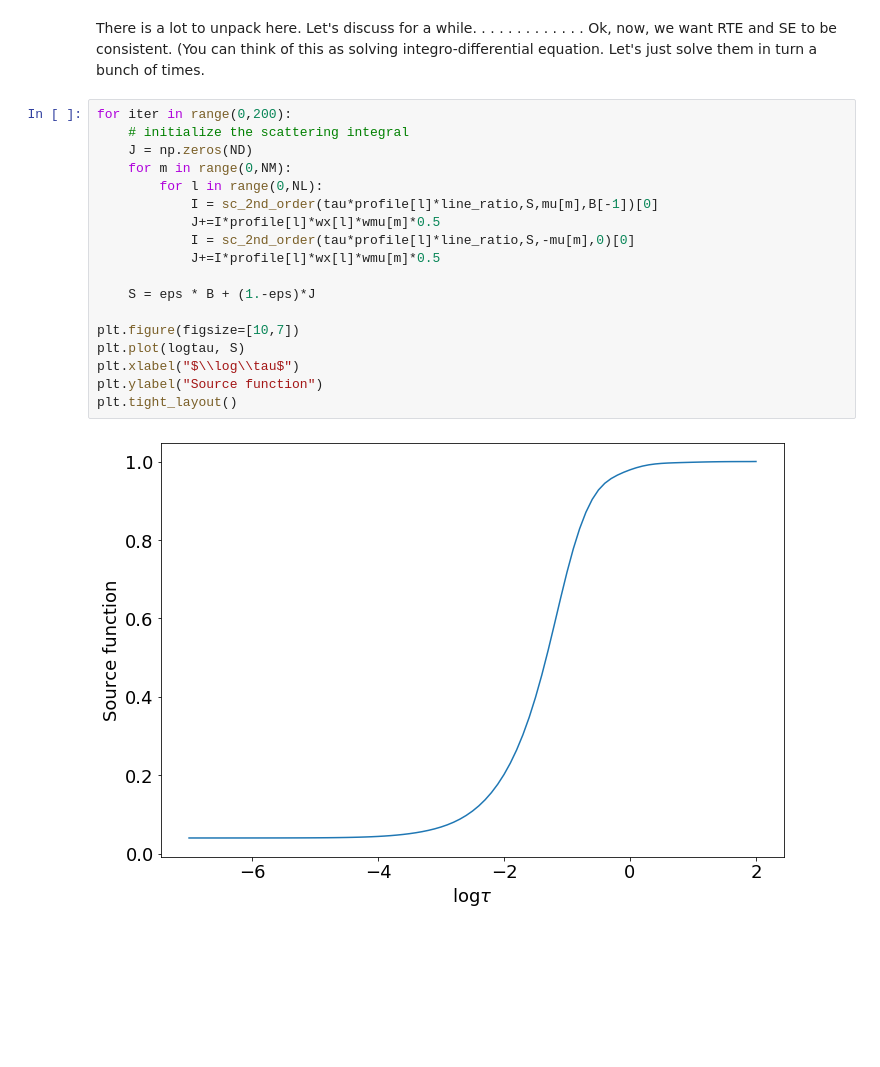
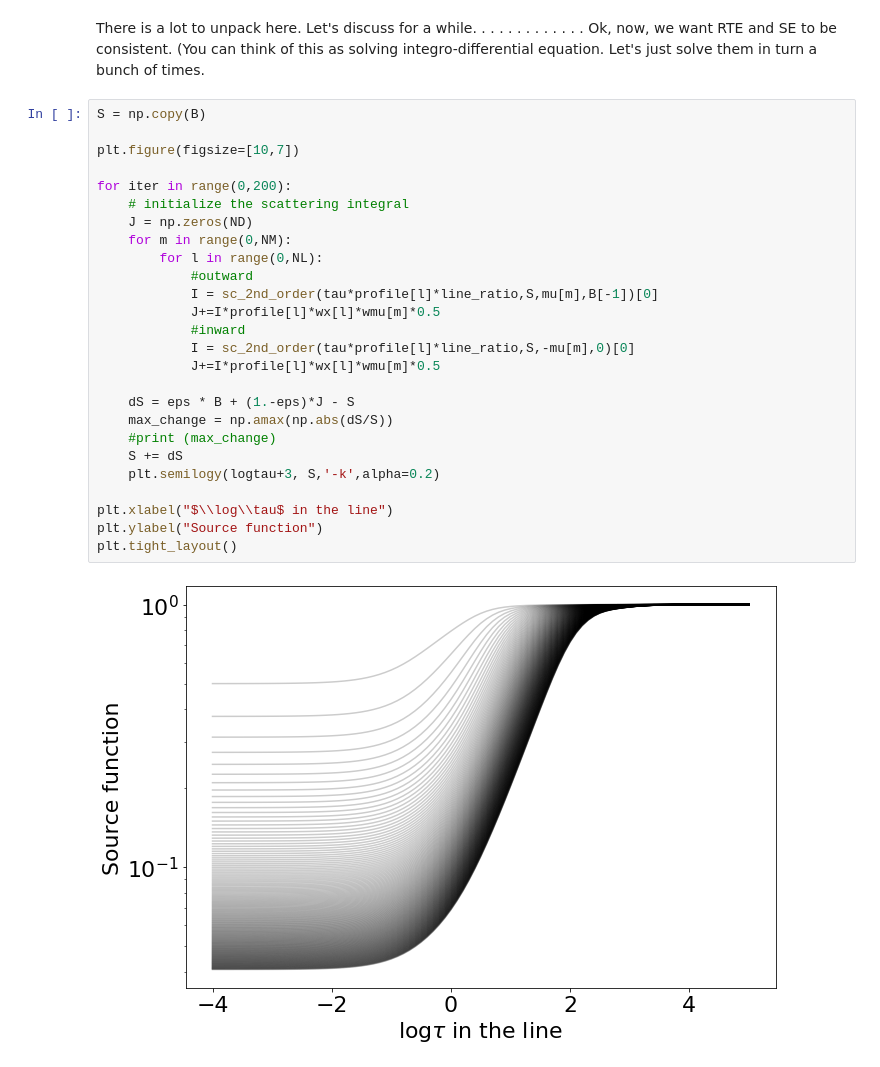
Before and after one commit to ivanzmilic/2lvl_nlte, a Jupyter notebook: 2LVL_NLTE.ipynb, the cells around one changed output. Saved outputs shown, nothing was run; the diff lists cells and outputs as text; blank space fills up the shorter version.

```diff
--- a/2LVL_NLTE.ipynb
+++ b/2LVL_NLTE.ipynb
@@ -192,22 +194,30 @@ There is a lot to unpack here. Let's discuss for a while.
 .
 Ok, now, we want RTE and SE to be consistent. (You can think of this as solving integro-differential equation. Let's just solve them in turn a bunch of times.
 # %%
+S = np.copy(B)
+
+plt.figure(figsize=[10,7])
+
 for iter in range(0,200):
     # initialize the scattering integral
     J = np.zeros(ND)
     for m in range(0,NM):
         for l in range(0,NL):
+            #outward
             I = sc_2nd_order(tau*profile[l]*line_ratio,S,mu[m],B[-1])[0]
             J+=I*profile[l]*wx[l]*wmu[m]*0.5
+            #inward
             I = sc_2nd_order(tau*profile[l]*line_ratio,S,-mu[m],0)[0]
             J+=I*profile[l]*wx[l]*wmu[m]*0.5
 
-    S = eps * B + (1.-eps)*J
+    dS = eps * B + (1.-eps)*J - S
+    max_change = np.amax(np.abs(dS/S))
+    #print (max_change)
+    S += dS
+    plt.semilogy(logtau+3, S,'-k',alpha=0.2)
 
-plt.figure(figsize=[10,7])
-plt.plot(logtau, S)
-plt.xlabel("$\\log\\tau$")
+plt.xlabel("$\\log\\tau$ in the line")
 plt.ylabel("Source function")
 plt.tight_layout()
 # %% [output]
-[figure, old version]
+[figure, new version]
```
Also changed, not shown: parts of 16 cells of this notebook.
